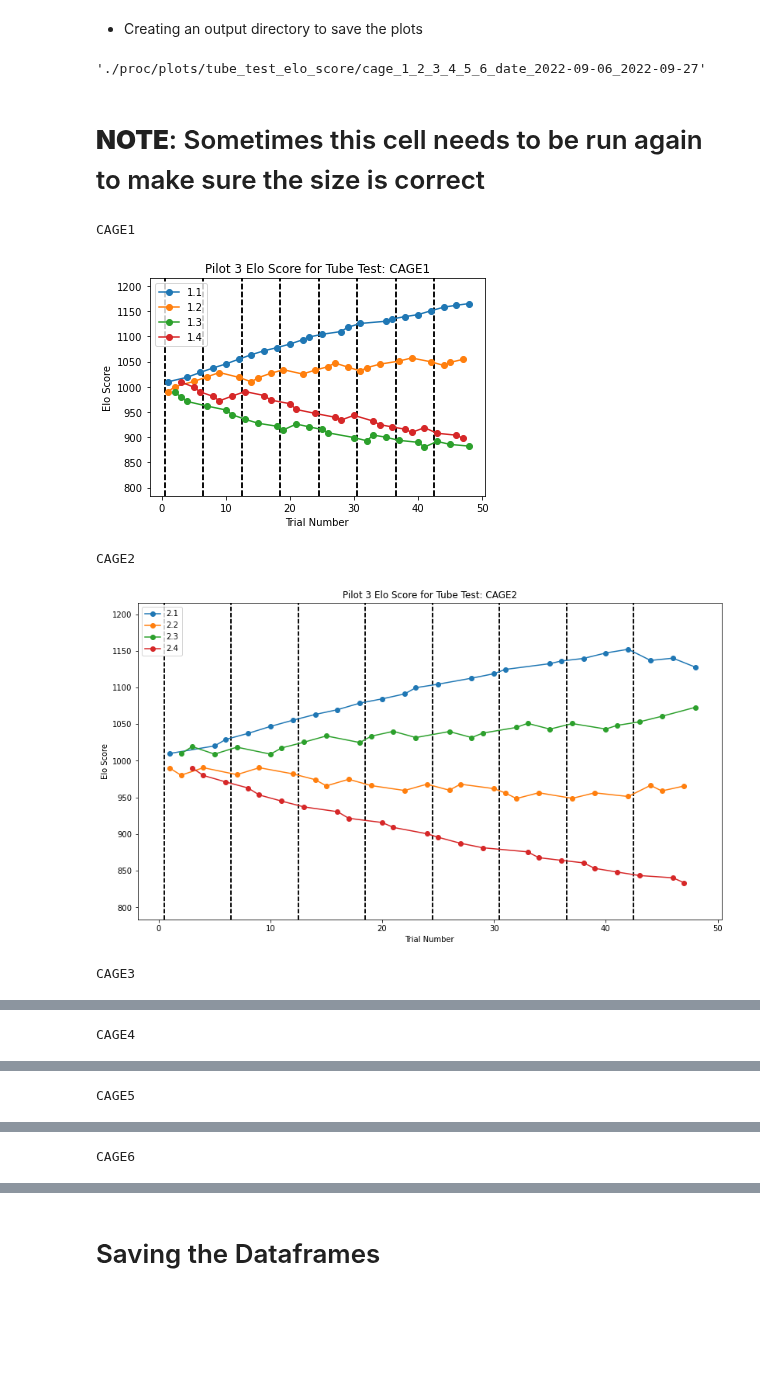
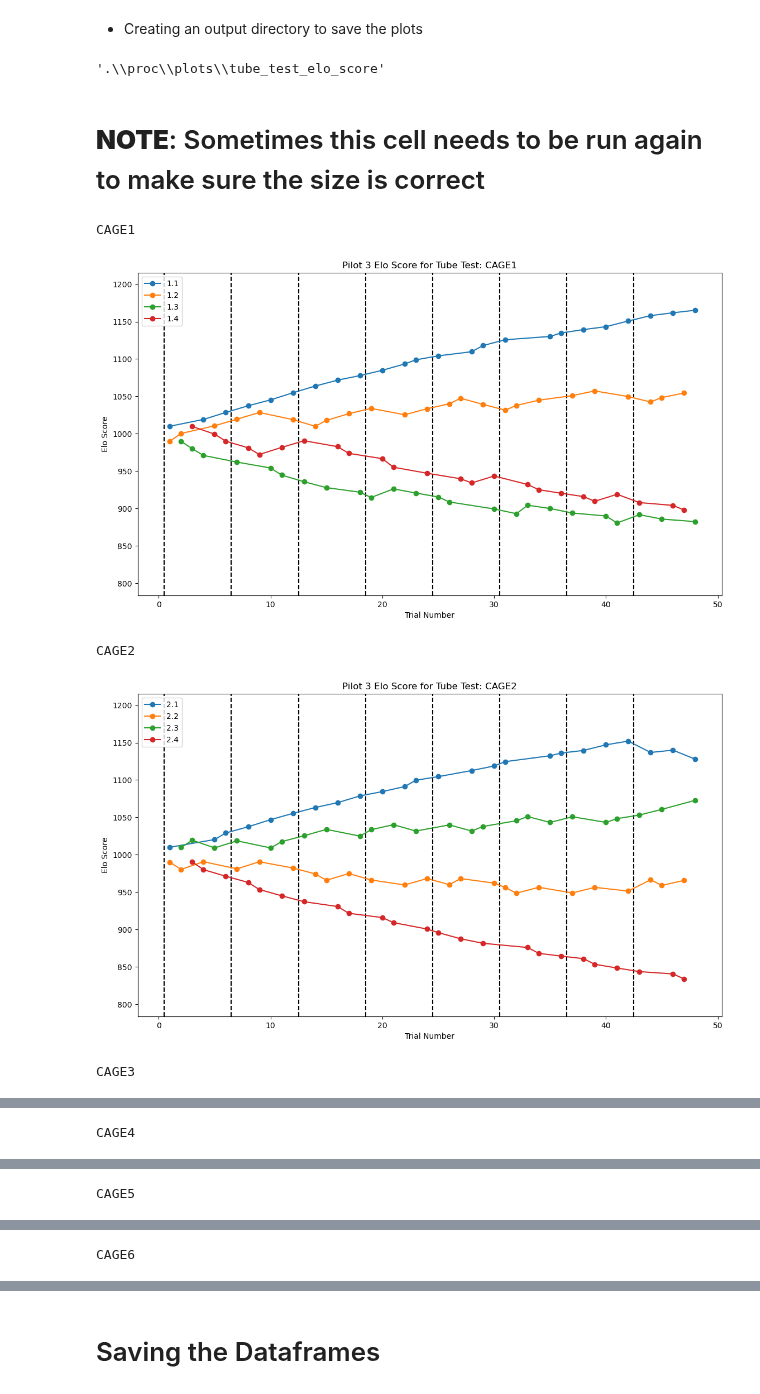
Before and after one commit to padillacoreanolab/behavioral_dataframe_processing, a Jupyter notebook: results/2022_12_05_nb_refactoring/pilot_3/pilot_3_tube_test_processing.ipynb, the cells around one changed output, grey strips where cells are left out. Saved outputs shown, nothing was run; the diff lists cells and outputs as text; code cells hidden in the pictures; blank space fills up the shorter version.

```diff
--- a/results/2022_12_05_nb_refactoring/pilot_3/pilot_3_tube_test_processing.ipynb
+++ b/results/2022_12_05_nb_refactoring/pilot_3/pilot_3_tube_test_processing.ipynb
@@ -65,7 +65,7 @@ cohort_name = "pilot_3"
 - Default input folder and keyword to search the files for
     - **NOTE**: This should not be changed unless there is a consistent change with the file naming convention
 # %%
-input_folder = "./data"
+input_folder = os.path.join(".", "data")
 # %%
 # Accomodates for both capitalization of the file names
 raw_data_file_keyword = '*[tT]ube*'
@@ -1011,7 +1009,9 @@ plot_output_directory = "./proc/plots/{}_elo_score/cage_{}_date_{}_{}".format(pr
+# %%
+plot_output_directory = os.path.join(".", "proc", "plots", "{}_elo_score".format(protocol_name))
 # %%
 plot_output_directory
 # %% [output]
-'./proc/plots/tube_test_elo_score/cage_1_2_3_4_5_6_date_2022-09-06_2022-09-27'
+'.\\proc\\plots\\tube_test_elo_score'
 # %%
 os.makedirs(plot_output_directory, exist_ok=True)
 # %% [markdown]
@@ -1037,35 +1037,35 @@ for key, value in sheet_name_to_everything.items():
     for index, row in elo_score_dataframe[elo_score_dataframe['session_number_difference'] != 0.0].iterrows():
         # Offsetting by 0.5 to avoid drawing the line on the dot
         # Drawing the lines a little above the max and a little below the minimum
         plt.vlines(x=[row["total_match_number"] - 0.5], ymin=min_elo_score-50, ymax=max_elo_score+50, colors='black', linestyle='dashed')
 
     # Drawing a line for each subject
     for subject in sorted(elo_score_dataframe["subject_id"].unique()):
         # Getting all the rows with the current subject
         subject_dataframe = elo_score_dataframe[elo_score_dataframe["subject_id"] == subject]
         # Making the current match number the X-Axis
         plt.plot(subject_dataframe["total_match_number"], subject_dataframe["updated_elo_score"], '-o', label=subject)
 
     # Labeling the X/Y Axis and the title
     ax.set_xlabel("Trial Number")
     ax.set_ylabel("Elo Score")
     # Formattnig Cohort and Experiment Name so that it's more readable with spacing and capitalization
     ax.set_title("{} Elo Score for {}: {}".format(" ".join(cohort_name.split("_")).capitalize(), string.capwords(" ".join(protocol_name.split("_"))), key))
 
     # To show the legend
     ax.legend(loc="upper left")
     # Setting the values of the Y-axis
     plt.ylim(min_elo_score-50, max_elo_score+50)
     # Saving the plot
-    file_name = "{}_{}_elo_score_{}_date_{}_{}.png".format(cohort_name, protocol_name, key, earliest_date, latest_date)
+    file_name = "{}_{}_elo_score_{}_date_{}_{}.png".format(cohort_name, prefix_name, key, earliest_date, latest_date)
     # Removing all the spaces and replacing them with underscores
     file_name = "_".join(file_name.split(" "))
     plt.savefig(os.path.join(plot_output_directory, file_name))
     # Showing the plots
     plt.show()
 # %% [output]
 CAGE1
-[figure, old version]
+[figure, new version]
 CAGE2
-[figure, old version]
+[figure, new version]
 CAGE3
```
Also changed, not shown: parts of 13 cells of this notebook.
